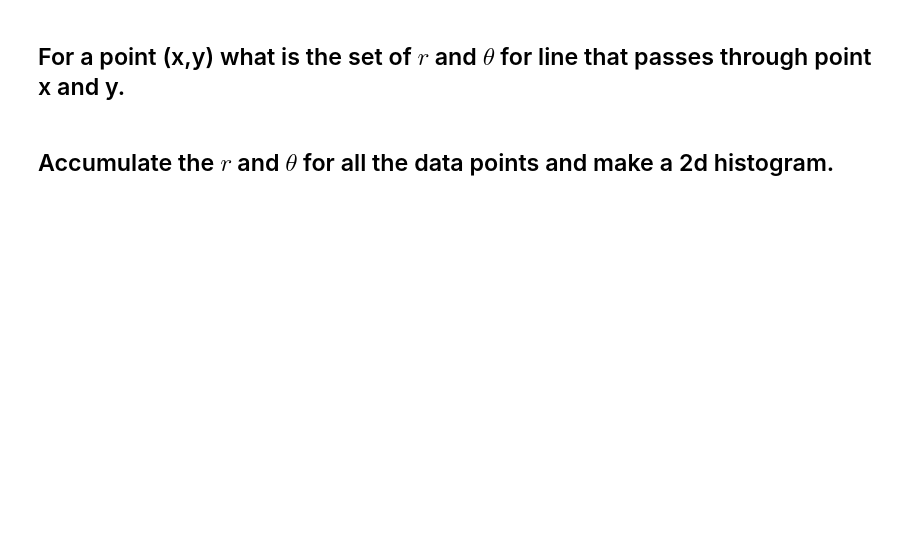
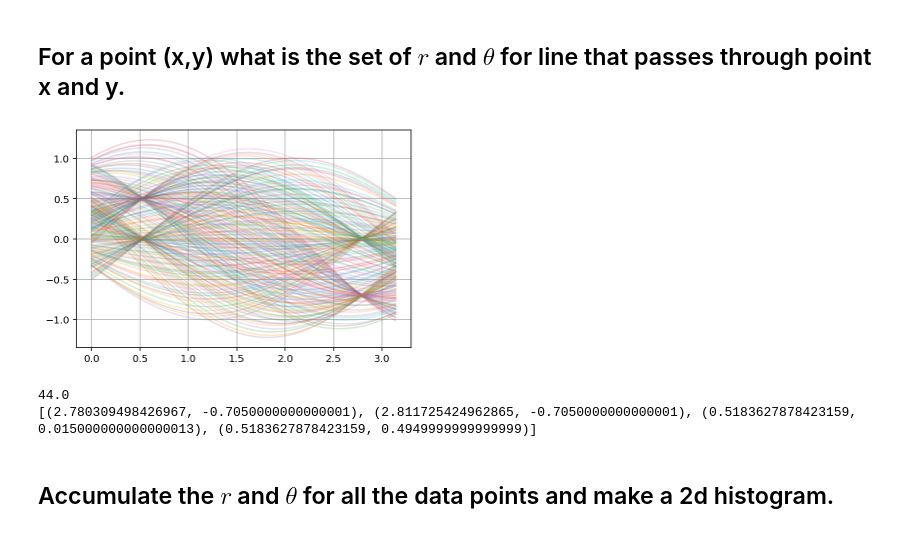
Before and after one commit to MUIC-Numerical-Methods-2018/extra-2-hough-transform, a Jupyter notebook: HoughTransform.ipynb, the cells around one changed output. Drawn from its saved outputs; the diff is of its cells as text; code cells hidden in the pictures; blank space fills up the shorter version.

```diff
--- a/HoughTransform.ipynb
+++ b/HoughTransform.ipynb
@@ -42,4 +57,49 @@ plt.plot(data[:, 0], data[:, 1], '.r')
 # %% [markdown]
 ## For a point (x,y) what is the set of $r$ and $\theta$ for line that passes through point x and y.
+# %%
+def plot_theta_r_pass_through(x,y):
+    theta = np.linspace(0, np.pi, 100)
+    r = x*np.cos(theta) + y*np.sin(theta)
+    plt.plot(theta, r, alpha=0.2)
+
+n_data, _ = data.shape
+for i in range(n_data):
+    plot_theta_r_pass_through(data[i, 0], data[i, 1])
+plt.grid()
+# %% [output]
+[figure, added]
+# %%
+n_theta = 100
+theta_min, theta_max = 0, np.pi
+n_r = 100
+r_min, r_max = -1.5, 1.5
+
+counts = np.zeros((n_theta, n_r))
+r_bins = np.linspace(r_min, r_max, n_r+1)
+h_r = (r_max-r_min)/n_r
+theta_bins = np.linspace(theta_min, theta_max, n_theta+1)
+mid_theta = (theta_bins[:-1] + theta_bins[1:])/2
+mid_r = (r_bins[:-1] + r_bins[1:])/2
+
+
+for d in data:
+    x, y = d
+    for i_theta, theta in enumerate(mid_theta):
+        r = x*np.cos(theta) + y*np.sin(theta)
+        i_r = int((r-r_min)/h_r)
+        counts[i_theta, i_r] += 1
+
+print(np.max(counts))
+
+candidates = []
+threshold=30
+for i_r in range(n_r):
+    for i_theta in range(n_theta):
+        if counts[i_theta, i_r] >= threshold:
+            candidates.append((mid_theta[i_theta], mid_r[i_r]))
+print(candidates)
+# %% [output]
+44.0
+[(2.780309498426967, -0.7050000000000001), (2.811725424962865, -0.7050000000000001), (0.5183627878423159, 0.015000000000000013), (0.5183627878423159, 0.4949999999999999)]
 # %% [markdown]
 ## Accumulate the $r$ and $\theta$ for all the data points and make a 2d histogram.
```
Also changed, not shown: parts of 2 cells of this notebook.
